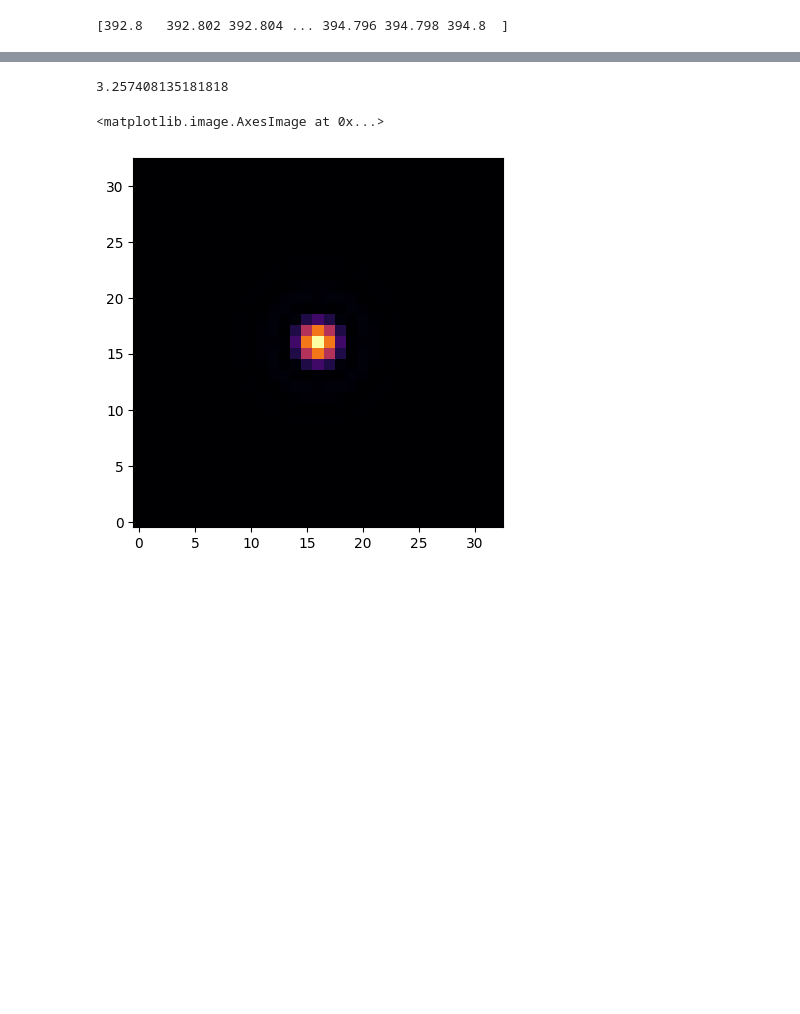
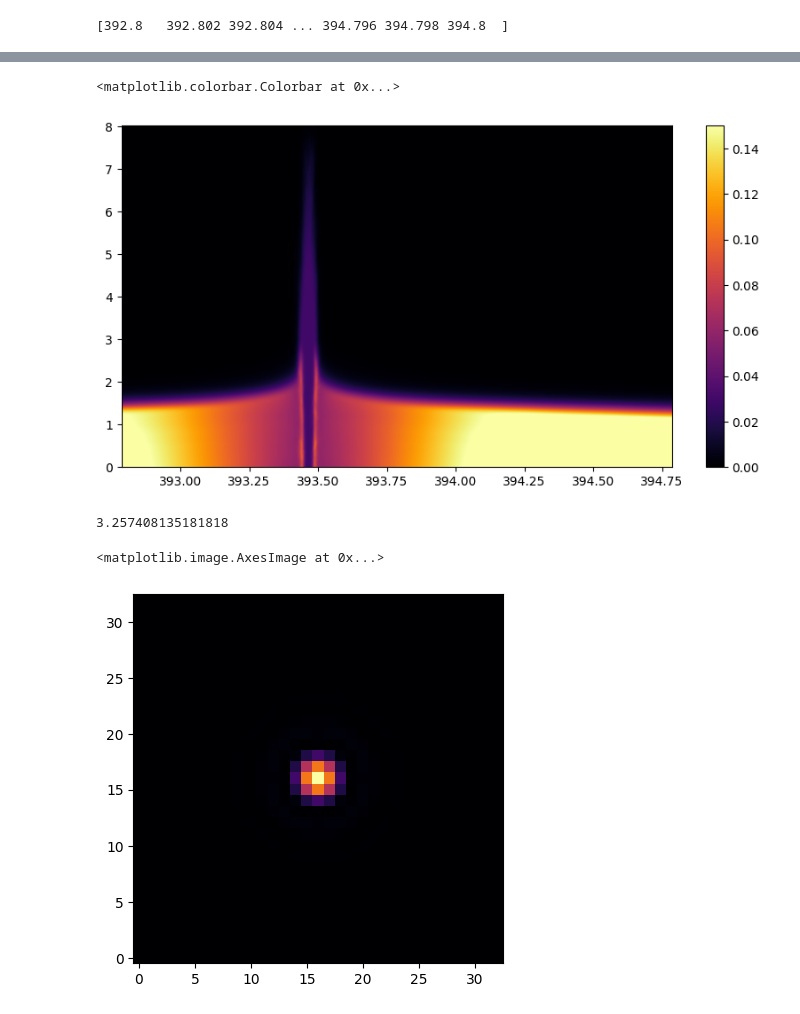
Before and after one commit to ivanzmilic/offlimb_3D_modeling, a Jupyter notebook: results_test.ipynb, the cells around one changed output, grey strips where cells are left out. Drawn from its saved outputs; the diff is of its cells as text; code cells hidden in the pictures; blank space fills up the shorter version.

```diff
--- a/results_test.ipynb
+++ b/results_test.ipynb
@@ -49,0 +42,2 @@ print(max_index_en)
+# %%
+I_mean_over_time_ssd = np.mean(spectrum_ssd, axis=0)
@@ -50,3 +65,12 @@ print(max_index_en)
+# %%
+# Let's plot the mean spectrum:
+plt.figure(figsize=(10,5))
+plt.imshow(I_mean_over_time_ssd/closest_intensity,cmap='inferno',origin='lower', extent=[ll_air_ssd[0], ll_air_ssd[-1], 0, spectrum_ssd.shape[1]*0.02], aspect='auto', \
+           norm='linear', vmin=0.00, vmax=0.15)
+plt.colorbar()
+# %% [output]
+<matplotlib.colorbar.Colorbar at 0x...>
+[figure, added]
 # %%
 # Let's real quick convolve spatially our data with the Sunrise PSF
 from astropy.convolution import AiryDisk2DKernel
```
Also changed, not shown: parts of 11 cells of this notebook, 1 other file.
